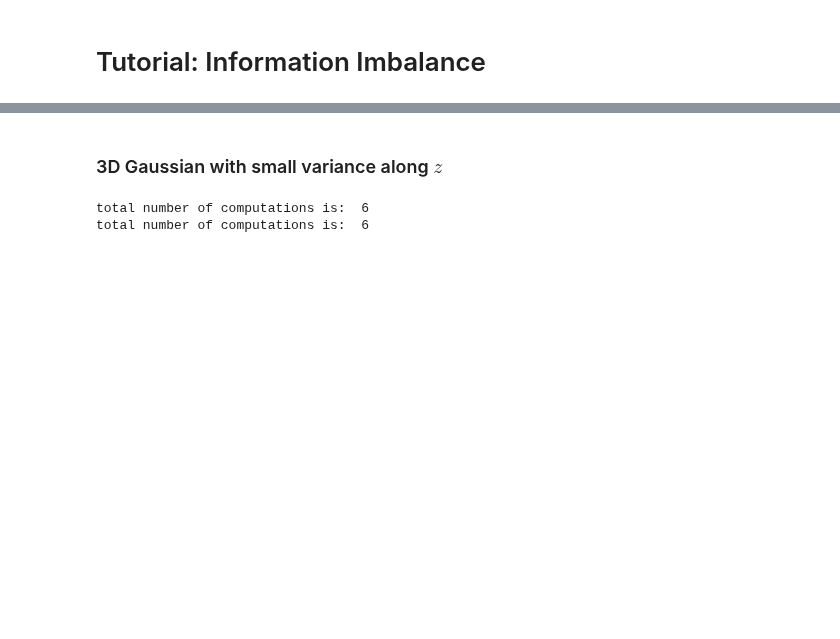
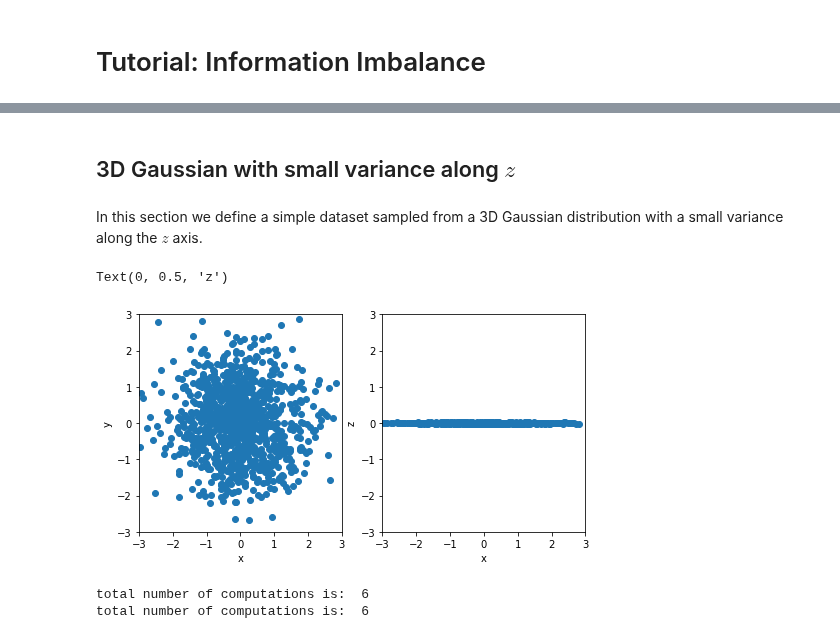
Before and after one commit to sissa-data-science/DADApy, a Jupyter notebook: examples/notebook_on_information_imbalance.ipynb, the cells around one changed output, grey strips where cells are left out. Cells and saved outputs as stored; diff of their text form; code cells hidden in the pictures; blank space fills up the shorter version.

```diff
--- a/examples/notebook_on_information_imbalance.ipynb
+++ b/examples/notebook_on_information_imbalance.ipynb
@@ -17,3 +14,5 @@ The autoreload extension is already loaded. To reload it, use:
 # %% [markdown]
-### 3D Gaussian with small variance along $z$
+## 3D Gaussian with small variance along $z$
+# %% [markdown]
+In this section we define a simple dataset sampled from a 3D Gaussian distribution with a small variance along the $z$ axis.
 # %%
@@ -26,5 +25,24 @@ cov[-1, -1] = 0.01**2
 mean = np.zeros(3)
 X = np.random.multivariate_normal(mean = mean, cov = cov, size = (N))
+# %%
+# plot the sampled points
+
+fig, (ax1, ax2) = plt.subplots(1, 2, figsize = (8, 4))
+
+ax1.scatter(X[:, 0], X[:, 1])
+ax1.set_xlim(-3, 3)
+ax1.set_ylim(-3, 3)
+ax1.set_xlabel('x')
+ax1.set_ylabel('y')
+
+ax2.scatter(X[:, 0], X[:, 2])
+ax2.set_xlim(-3, 3)
+ax2.set_ylim(-3, 3)
+ax2.set_xlabel('x')
+ax2.set_ylabel('z')
+# %% [output]
+Text(0, 0.5, 'z')
+[figure, added]
 # %%
 # define an instance of the MetricComparisons class
 
```
Also changed, not shown: parts of 31 cells of this notebook, 3 other files.
